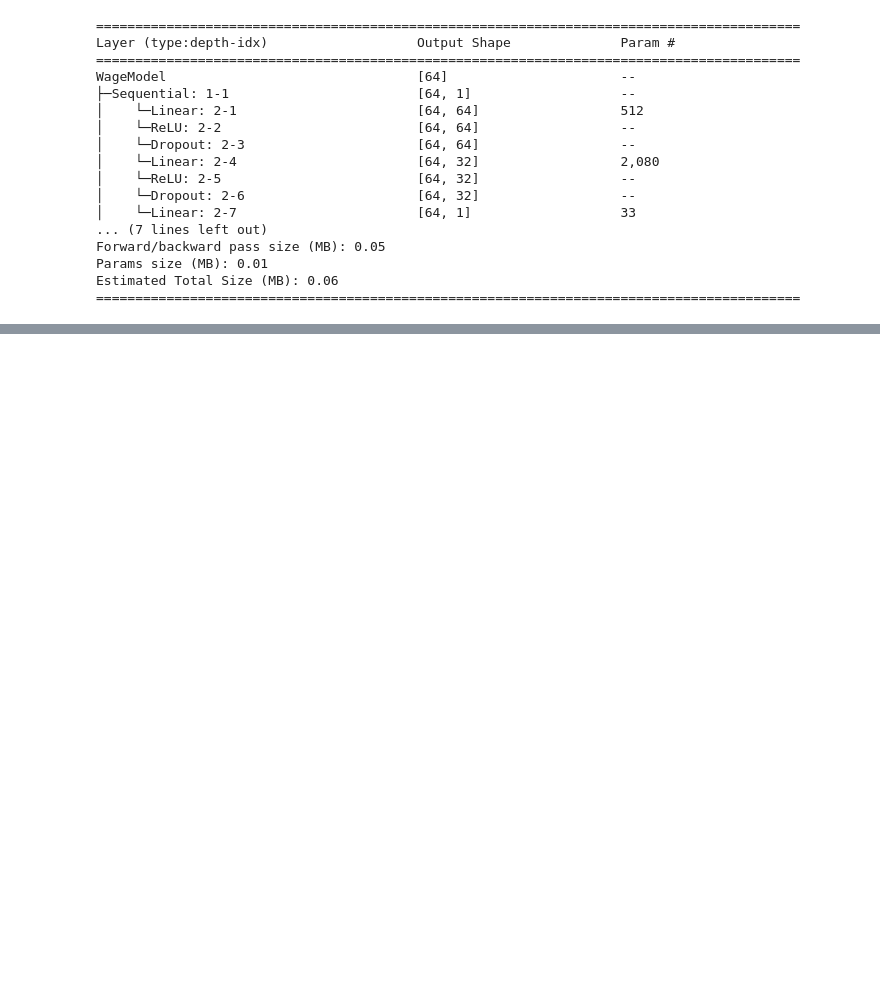
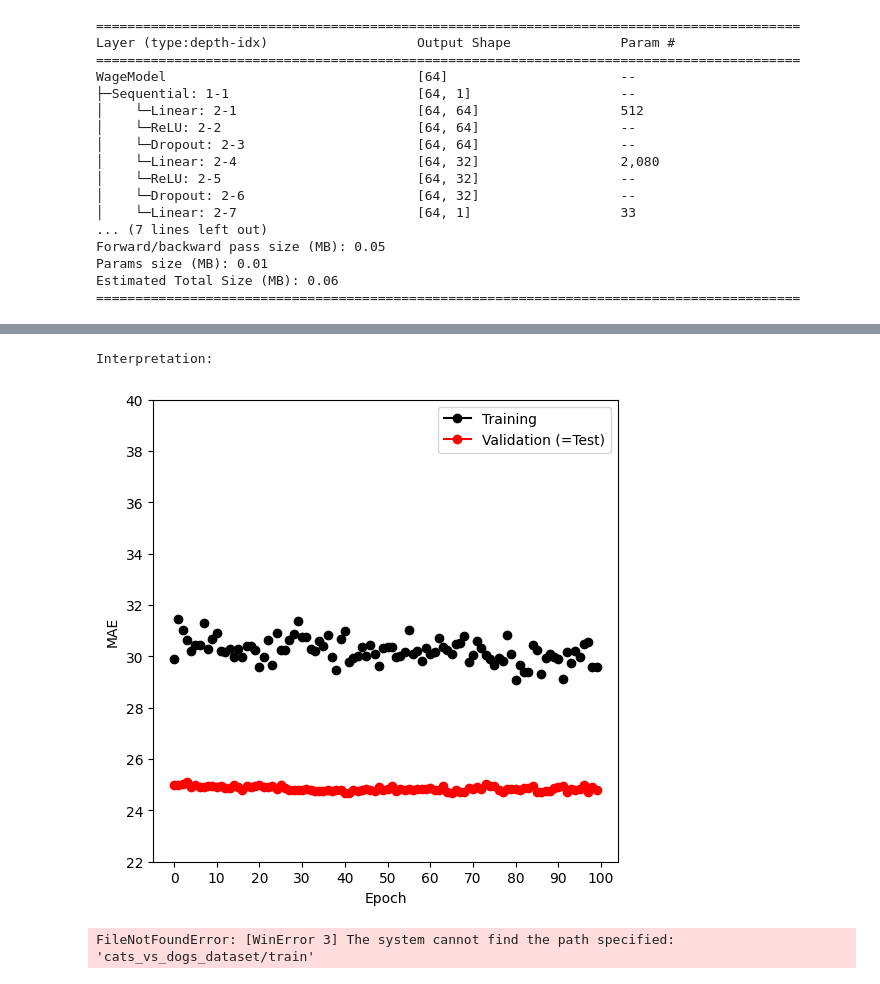
Before and after one commit to Owenneal1/2025AAE722_OwenHirsch, a Jupyter notebook: lab 10/Lab 10 OH.ipynb, the cells around one changed output, grey strips where cells are left out. Cells and saved outputs as stored; diff of their text form; code cells hidden in the pictures; blank space fills up the shorter version.

```diff
--- a/lab 10/Lab 10 OH.ipynb
+++ b/lab 10/Lab 10 OH.ipynb
@@ -287,18 +288,60 @@ Test MAE: 49310.22
 # %%
 # Q1 Part D: Learning Curve & Interpretation
 # Load training log from CSV file saved during training
+from matplotlib.pyplot import subplots
+import os
+
+
+def summary_plot(results,
+                 ax,
+                 col='loss',
+                 valid_legend='Validation',
+                 training_legend='Training',
+                 ylabel='Loss',
+                 fontsize=20): # Function to plot training and validation metrics over epochs.
+    for (column,
+         color,
+         label) in zip([f'train_{col}_epoch',
+                        f'valid_{col}'],
+                       ['black',
+                        'red'],
+                       [training_legend,
+                        valid_legend]): # Iterate over training and validation metrics to plot them.
+        results.plot(x='epoch',
+                     y=column,
+                     label=label,
+                     marker='o',
+                     color=color,
+                     ax=ax) # Plot the specified metric for training and validation.
+    ax.set_xlabel('Epoch')
+    ax.set_ylabel(ylabel)
+    return ax
+
+
+
+logger_results = pd.read_csv(logger.experiment.metrics_file_path) # Load the logged training metrics from the CSV file into a DataFrame.
+fig, ax = subplots(1, 1, figsize=(6, 6))
+ax = summary_plot(logger_results,
+                  ax,
+                  col='mae',
+                  ylabel='MAE',
+                  valid_legend='Validation (=Test)') # Plot the Mean Absolute Error (MAE) over epochs for training and validation datasets.
+ax.set_ylim([22, 40]) # Set the y-axis limits for better visualization.
+ax.set_xticks(np.linspace(0, 100, 11).astype(int)); # Set x-axis ticks from 0 to 100 in 11 steps
 # Use the logger's experiment.metrics_file_path to get the correct version path
 
 # Extract training and validation MAE across epochs
 # PyTorch Lightning logs training metrics as 'train_mae_epoch' and validation as 'valid_mae'
 
-# Create learning curve plot
-
 #Interpretation (print the whole thing cleanly)
-print("\nInterpretation:")
+print("\nInterpretation:    ")
+# %% [output]
+Interpretation:
+[figure, added]
 # %%
 # Q2 Part A: Data Preparation - Load image dataset
 # Define image transformations following ISLP conventions
+
 # Compose chains multiple transformations together
 transform = transforms.Compose([
     transforms.Resize((64, 64)),              # Resize all images to 64x64 pixels
@@ -307,9 +350,26 @@ transform = transforms.Compose([
                         std=[0.5, 0.5, 0.5])   # to range [-1, 1]
 ])
 
-# Load datasets using ImageFolder
+
+###Load datasets using ImageFolder
+from torchvision import datasets
+from torchvision.io import read_image
+from torchvision.datasets import ImageFolder
+from torchvision.models import (resnet50,
+                                ResNet50_Weights)
+from torchvision.transforms import (Resize,
+                                    Normalize,
+                                    CenterCrop,
+                                    ToTensor)
+
+
 # ImageFolder expects structure: root/class_name/image_files
+
+
 # It automatically assigns labels: 0 for first folder (cats), 1 for second (dogs)
+
+
+
 train_path = 'cats_vs_dogs_dataset/train'
 test_path = 'cats_vs_dogs_dataset/test'
 
@@ -323,6 +383,8 @@ test_image_dataset = datasets.ImageFolder(root=test_path, transform=transform)
 # Relevant Prints
 
 # Get one batch to verify shapes + print
+# %% [output]
+FileNotFoundError: [WinError 3] The system cannot find the path specified: 'cats_vs_dogs_dataset/train'
 # %%
 # Q2 Part A (continued): Display 6 sample images with labels
 # Helper function to denormalize images for display
```
Also changed, not shown: parts of 2 cells of this notebook.
